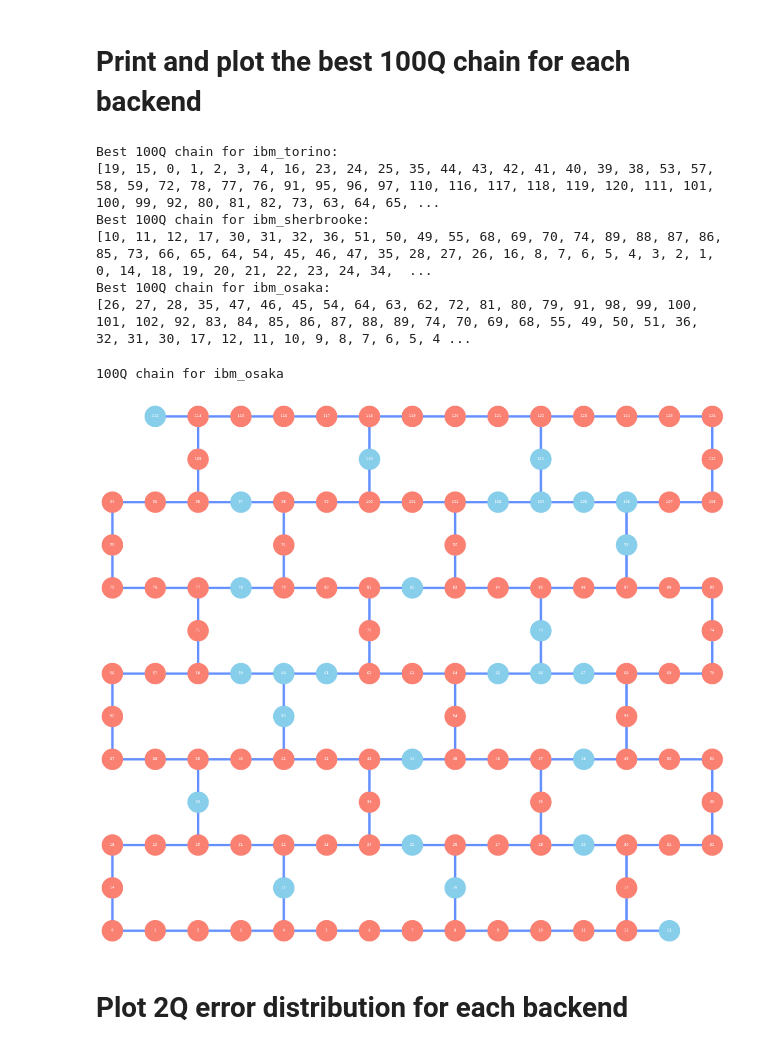
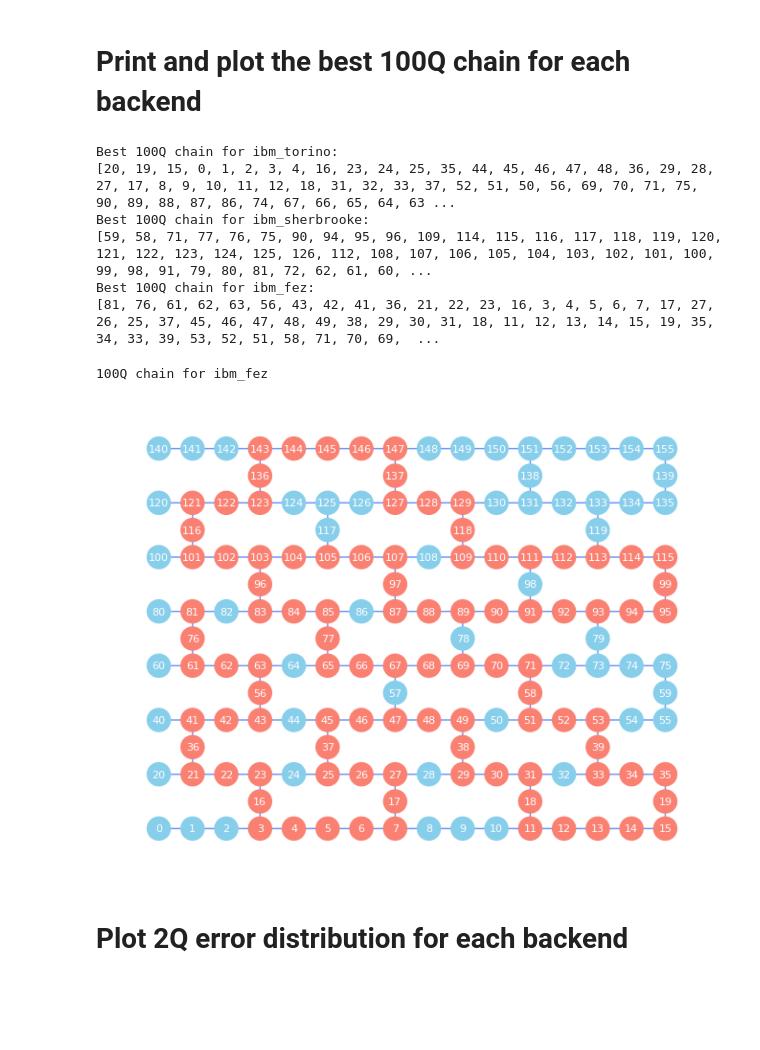
Before and after one commit to qiskit-community/qiskit-device-benchmarking, a Jupyter notebook: notebooks/extract_benchmarks.ipynb, the cells around one changed output. Saved outputs shown, nothing was run; the diff lists cells and outputs as text; code cells hidden in the pictures; blank space fills up the shorter version.

```diff
--- a/notebooks/extract_benchmarks.ipynb
+++ b/notebooks/extract_benchmarks.ipynb
@@ -16,7 +16,7 @@ from scipy import stats
 service = QiskitRuntimeService()
 # %%
 # Specify a lits of backends
-backend_names = ['ibm_torino', 'ibm_sherbrooke', 'ibm_osaka']
+backend_names = ['ibm_torino', 'ibm_sherbrooke', 'ibm_fez']
 # %%
 # Get inidividual backends
 backends = {}
@@ -94,20 +94,20 @@ for machine in backend_names:
     print(qchains[machine])
 # %% [output]
 Best 100Q chain for ibm_torino:
-[19, 15, 0, 1, 2, 3, 4, 16, 23, 24, 25, 35, 44, 43, 42, 41, 40, 39, 38, 53, 57, 58, 59, 72, 78, 77, 76, 91, 95, 96, 97, 110, 116, 117, 118, 119, 120, 111, 101, 100, 99, 92, 80, 81, 82, 73, 63, 64, 65, ...
+[20, 19, 15, 0, 1, 2, 3, 4, 16, 23, 24, 25, 35, 44, 45, 46, 47, 48, 36, 29, 28, 27, 17, 8, 9, 10, 11, 12, 18, 31, 32, 33, 37, 52, 51, 50, 56, 69, 70, 71, 75, 90, 89, 88, 87, 86, 74, 67, 66, 65, 64, 63 ...
 Best 100Q chain for ibm_sherbrooke:
-[10, 11, 12, 17, 30, 31, 32, 36, 51, 50, 49, 55, 68, 69, 70, 74, 89, 88, 87, 86, 85, 73, 66, 65, 64, 54, 45, 46, 47, 35, 28, 27, 26, 16, 8, 7, 6, 5, 4, 3, 2, 1, 0, 14, 18, 19, 20, 21, 22, 23, 24, 34,  ...
-Best 100Q chain for ibm_osaka:
-[26, 27, 28, 35, 47, 46, 45, 54, 64, 63, 62, 72, 81, 80, 79, 91, 98, 99, 100, 101, 102, 92, 83, 84, 85, 86, 87, 88, 89, 74, 70, 69, 68, 55, 49, 50, 51, 36, 32, 31, 30, 17, 12, 11, 10, 9, 8, 7, 6, 5, 4 ...
+[59, 58, 71, 77, 76, 75, 90, 94, 95, 96, 109, 114, 115, 116, 117, 118, 119, 120, 121, 122, 123, 124, 125, 126, 112, 108, 107, 106, 105, 104, 103, 102, 101, 100, 99, 98, 91, 79, 80, 81, 72, 62, 61, 60, ...
+Best 100Q chain for ibm_fez:
+[81, 76, 61, 62, 63, 56, 43, 42, 41, 36, 21, 22, 23, 16, 3, 4, 5, 6, 7, 17, 27, 26, 25, 37, 45, 46, 47, 48, 49, 38, 29, 30, 31, 18, 11, 12, 13, 14, 15, 19, 35, 34, 33, 39, 53, 52, 51, 58, 71, 70, 69,  ...
 # %%
 # Plot the best 100Q chain for a machine
-machine = 'ibm_osaka'
+machine = 'ibm_fez'
 print(f'100Q chain for {machine}')
 qcolors = ['salmon' if i in qchains[machine] else 'skyblue' for i in range(0, backends[machine].configuration().n_qubits)]
 plot_gate_map(backends[machine], label_qubits=True, qubit_color=qcolors)
 # %% [output]
-100Q chain for ibm_osaka
+100Q chain for ibm_fez
-[figure, old version]
+[figure, new version]
 # %% [markdown]
 # Plot 2Q error distribution for each backend
 # %%
```
Also changed, not shown: parts of 7 cells of this notebook, 8 other files.
